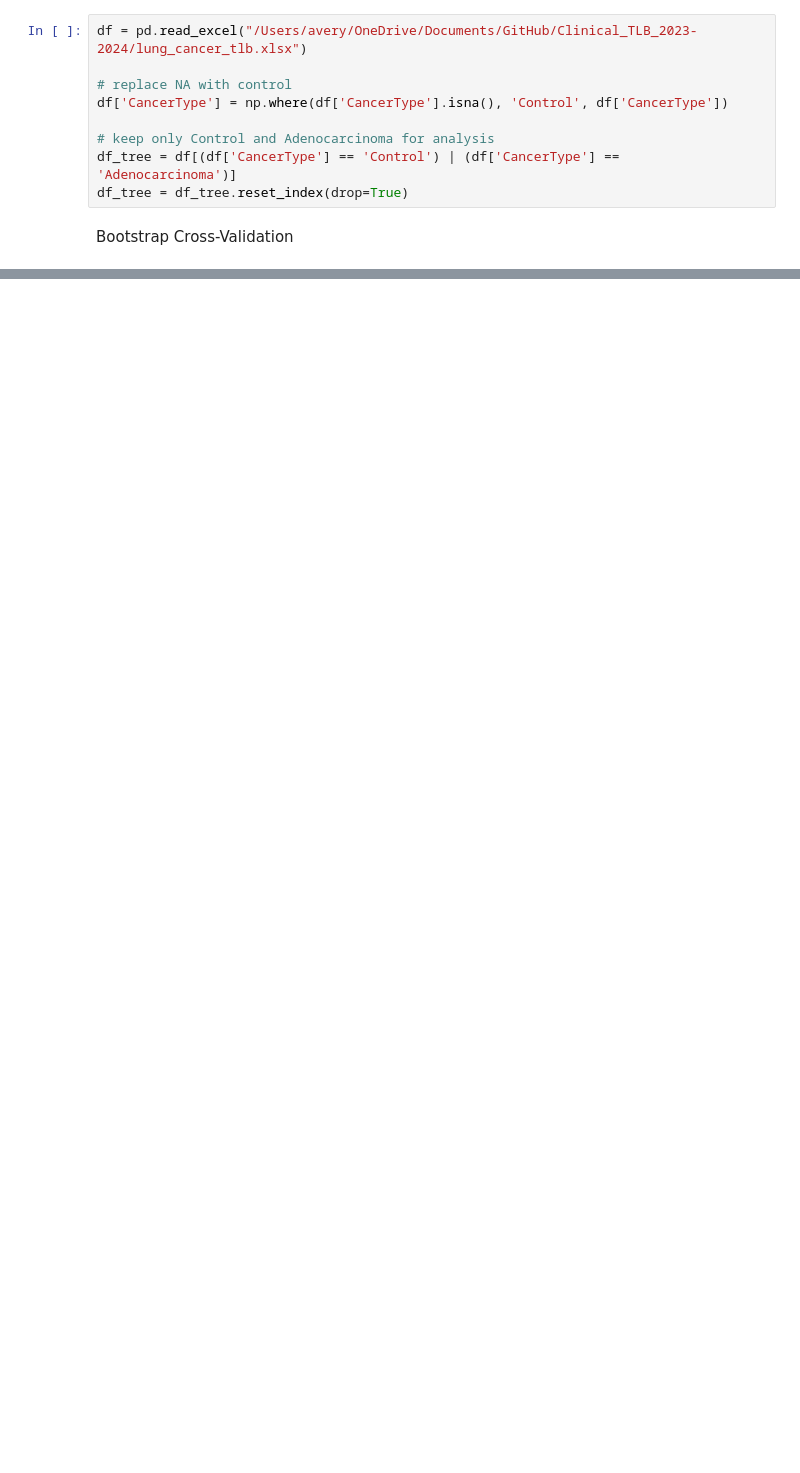
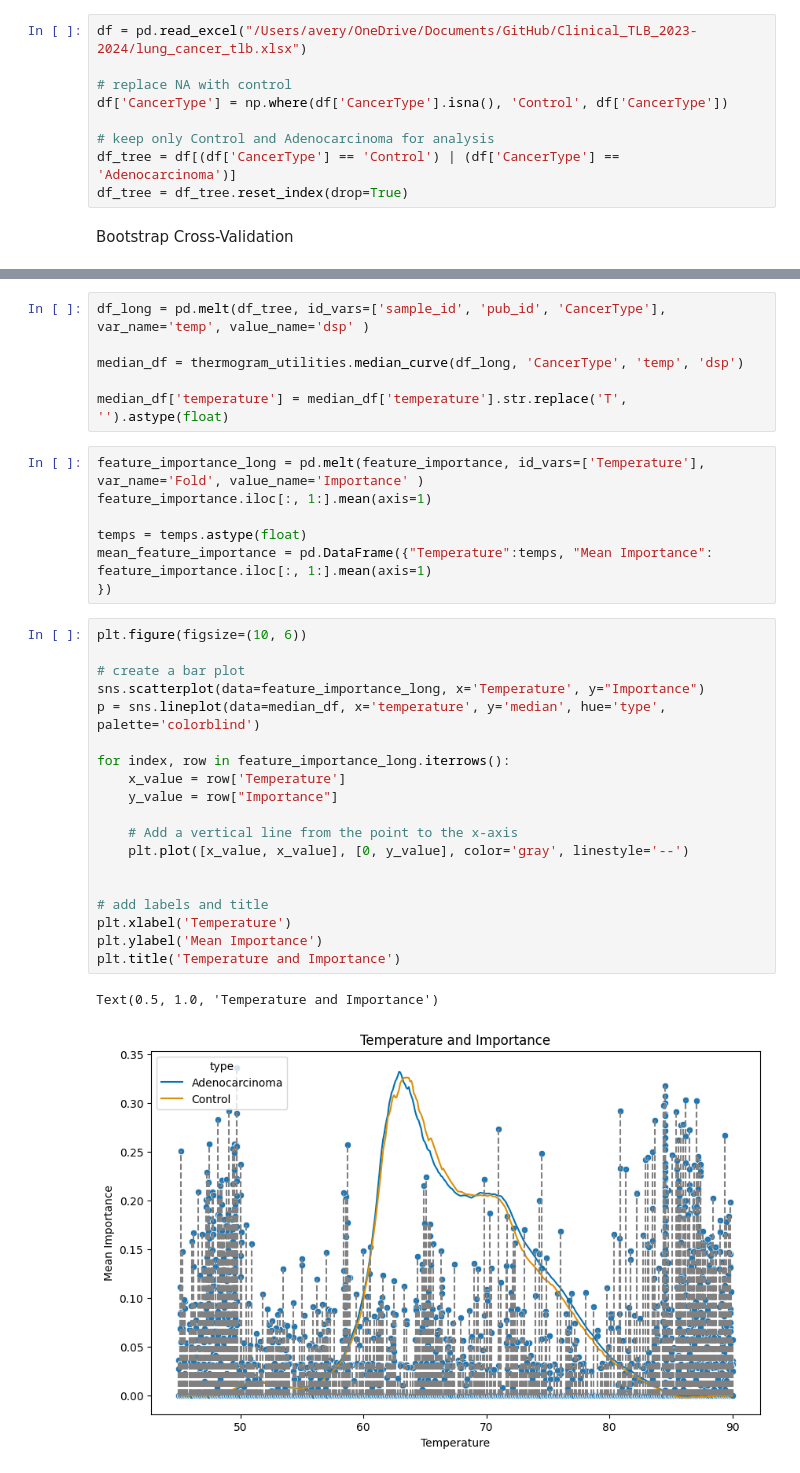
Before and after one commit to ave-bell/Clinical_TLB_2023-2024, a Jupyter notebook: weekly_jupyter_nbs/week_7_bootstrap_cv.ipynb, the cells around one changed output, grey strips where cells are left out. Drawn from its saved outputs; the diff is of its cells as text; blank space fills up the shorter version.

```diff
--- a/weekly_jupyter_nbs/week_7_bootstrap_cv.ipynb
+++ b/weekly_jupyter_nbs/week_7_bootstrap_cv.ipynb
@@ -91,0 +139,35 @@ plt.hist(performance_metrics['Weighted Accuracy'], bins=5, color='blue', edgecol
+# %%
+df_long = pd.melt(df_tree, id_vars=['sample_id', 'pub_id', 'CancerType'], var_name='temp', value_name='dsp' )
+
+median_df = thermogram_utilities.median_curve(df_long, 'CancerType', 'temp', 'dsp')
+
+median_df['temperature'] = median_df['temperature'].str.replace('T', '').astype(float)
+# %%
+feature_importance_long = pd.melt(feature_importance, id_vars=['Temperature'], var_name='Fold', value_name='Importance' )
+feature_importance.iloc[:, 1:].mean(axis=1)
+
+temps = temps.astype(float)
+mean_feature_importance = pd.DataFrame({"Temperature":temps, "Mean Importance": feature_importance.iloc[:, 1:].mean(axis=1)
+})
+# %%
+plt.figure(figsize=(10, 6))
+
+# create a bar plot
+sns.scatterplot(data=feature_importance_long, x='Temperature', y="Importance")
+p = sns.lineplot(data=median_df, x='temperature', y='median', hue='type', palette='colorblind')
+
+for index, row in feature_importance_long.iterrows():
+    x_value = row['Temperature']
+    y_value = row["Importance"]
+
+    # Add a vertical line from the point to the x-axis
+    plt.plot([x_value, x_value], [0, y_value], color='gray', linestyle='--')
+
+
+# add labels and title
+plt.xlabel('Temperature')
+plt.ylabel('Mean Importance')
+plt.title('Temperature and Importance')
+# %% [output]
+Text(0.5, 1.0, 'Temperature and Importance')
+[figure, added]
```
Also changed, not shown: parts of 7 cells of this notebook, 12 other files.
